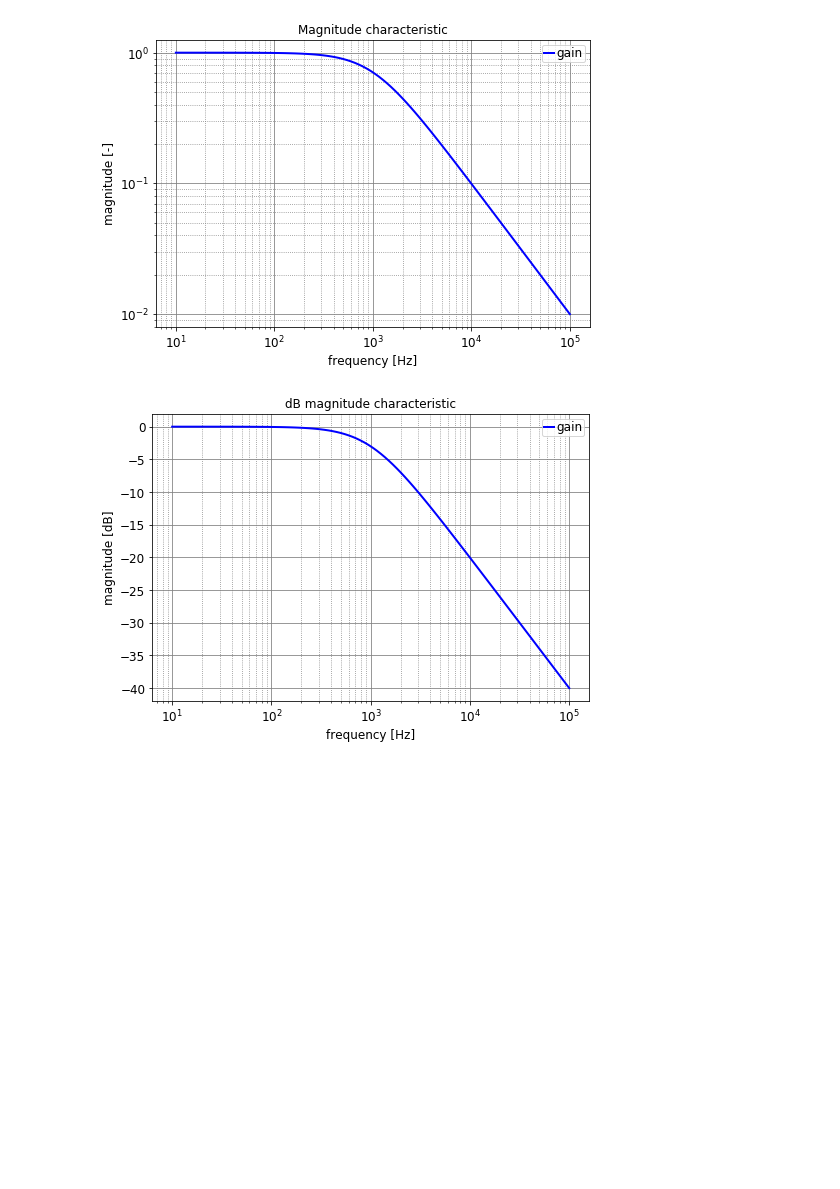
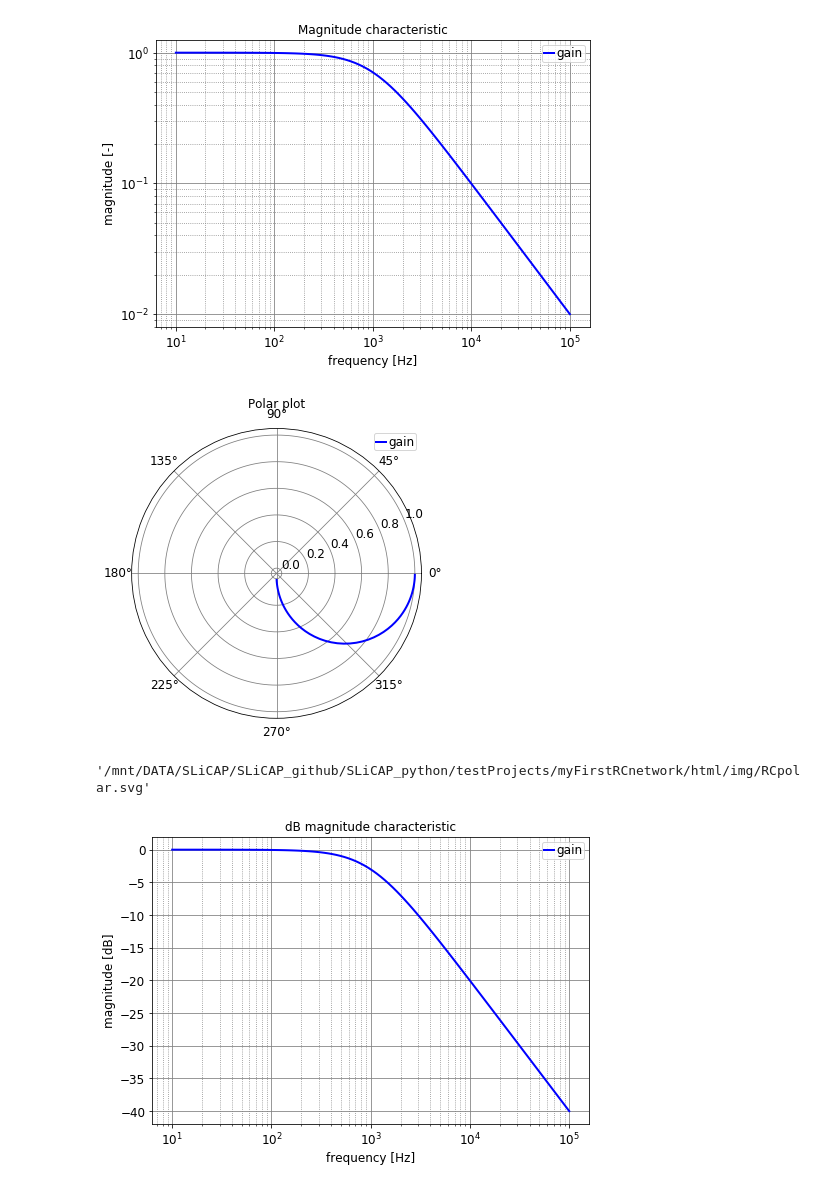
Before and after one commit to Lenty/SLiCAP_python, a Jupyter notebook: testProjects/myFirstRCnetwork/myFirstRCnetwork.ipynb, the cells around one changed output. Drawn from its saved outputs; the diff is of its cells as text; code cells hidden in the pictures; blank space fills up the shorter version.

Commit message:
Clean-up plot functions and bugfixes

```diff
--- a/testProjects/myFirstRCnetwork/myFirstRCnetwork.ipynb
+++ b/testProjects/myFirstRCnetwork/myFirstRCnetwork.ipynb
@@ -133,6 +133,12 @@ figMag = plotMag('RCmag', 'Magnitude characteristic', numGain, 10, '100k', 100,
 # %%
 # This will put the figure on the HTML page with a width of 800 pixels, a caption and a label:
 fig2html(figMag, 600, caption = 'Magnitude characteristic of the RC network.', label = 'figMag');
+# %%
+figPol = plotPolar('RCpolar', 'Polar plot', numGain, 10, '100k', 100, rscale = '', show=True)
+fig2html(figPol, 600, caption = 'Polar plot of the transfer of the RC network.', label = 'figPolar')
+# %% [output]
+[figure, added]
+'/mnt/DATA/SLiCAP/SLiCAP_github/SLiCAP_python/testProjects/myFirstRCnetwork/html/img/RCpolar.svg'
 # %%
 figdBmag = plotdBmag('RCdBmag', 'dB magnitude characteristic', numGain, 10, '100k', 100, show=True)
 # %% [output]
```
Also changed, not shown: parts of 16 cells of this notebook, 40 other files.
